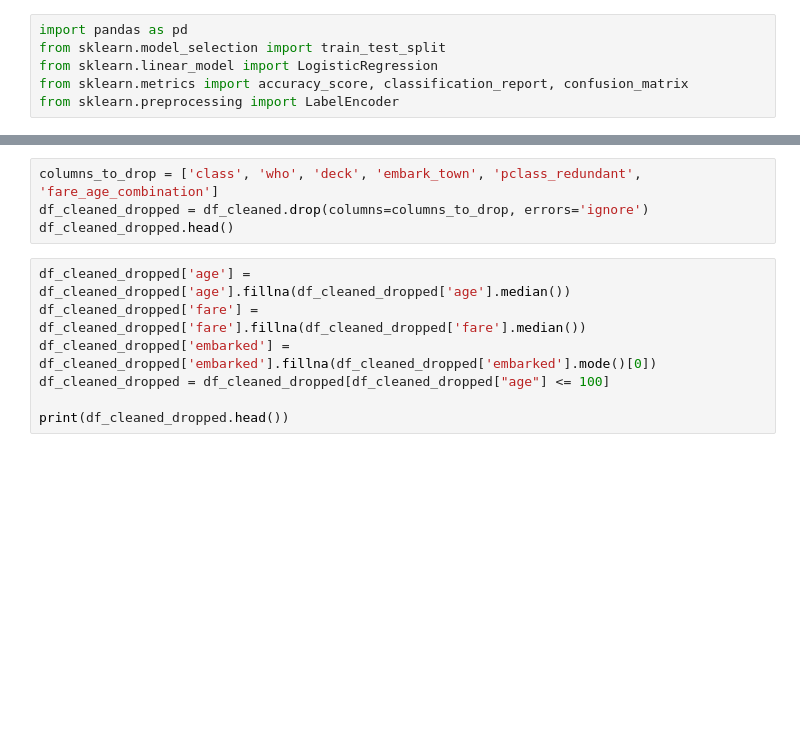
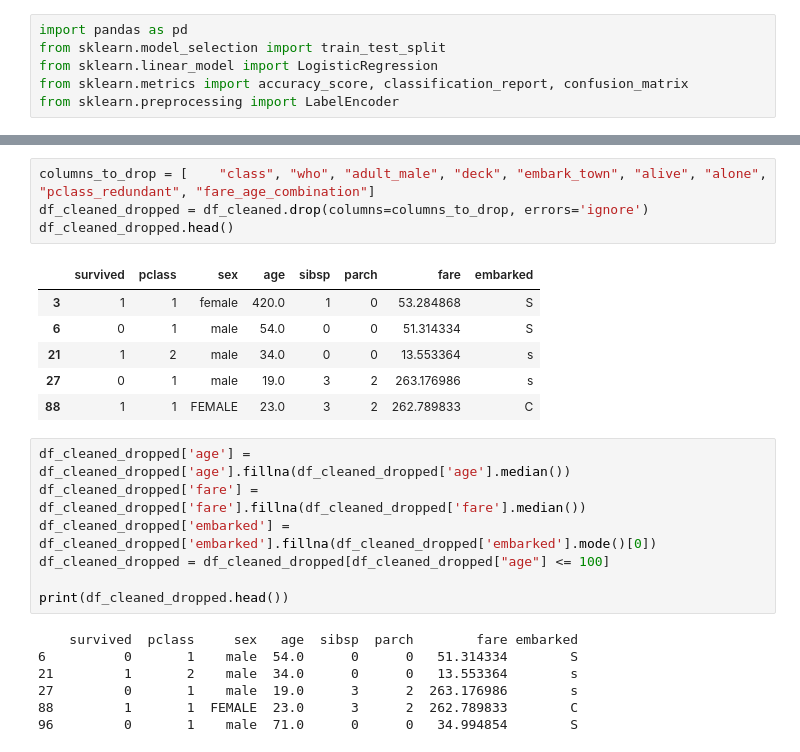
Before and after one commit to AmoghNamuduri/NAISS-Spring-2025-MLB-project-1-data-preprocessing-and-whitebox-model-training, a Jupyter notebook: FinalModel.ipynb, the cells around one changed output, grey strips where cells are left out. Cells and saved outputs as stored; diff of their text form; blank space fills up the shorter version.

```diff
--- a/FinalModel.ipynb
+++ b/FinalModel.ipynb
@@ -16,7 +24,14 @@ df_cleaned = df.dropna()
 # %%
-columns_to_drop = ['class', 'who', 'deck', 'embark_town', 'pclass_redundant', 'fare_age_combination']
+columns_to_drop = [    "class", "who", "adult_male", "deck", "embark_town", "alive", "alone", "pclass_redundant", "fare_age_combination"]
 df_cleaned_dropped = df_cleaned.drop(columns=columns_to_drop, errors='ignore')
 df_cleaned_dropped.head()
+# %% [output]
+|  | survived | pclass | sex | age | sibsp | parch | fare | embarked |
+| 3 | 1 | 1 | female | 420.0 | 1 | 0 | 53.284868 | S |
+| 6 | 0 | 1 | male | 54.0 | 0 | 0 | 51.314334 | S |
+| 21 | 1 | 2 | male | 34.0 | 0 | 0 | 13.553364 | s |
+| 27 | 0 | 1 | male | 19.0 | 3 | 2 | 263.176986 | s |
+| 88 | 1 | 1 | FEMALE | 23.0 | 3 | 2 | 262.789833 | C |
 # %%
 df_cleaned_dropped['age'] = df_cleaned_dropped['age'].fillna(df_cleaned_dropped['age'].median())
 df_cleaned_dropped['fare'] = df_cleaned_dropped['fare'].fillna(df_cleaned_dropped['fare'].median())
@@ -24,6 +39,13 @@ df_cleaned_dropped['embarked'] = df_cleaned_dropped['embarked'].fillna(df_cleane
 df_cleaned_dropped = df_cleaned_dropped[df_cleaned_dropped["age"] <= 100]
 
 print(df_cleaned_dropped.head())
+# %% [output]
+    survived  pclass     sex   age  sibsp  parch        fare embarked
+6          0       1    male  54.0      0      0   51.314334        S
+21         1       2    male  34.0      0      0   13.553364        s
+27         0       1    male  19.0      3      2  263.176986        s
+88         1       1  FEMALE  23.0      3      2  262.789833        C
+96         0       1    male  71.0      0      0   34.994854        S
 # %%
 df_cleaned_dropped['sex'] = df_cleaned_dropped['sex'].astype(str).str.lower()
 label_encoder = LabelEncoder()
```
Also changed, not shown: parts of 5 cells of this notebook.
